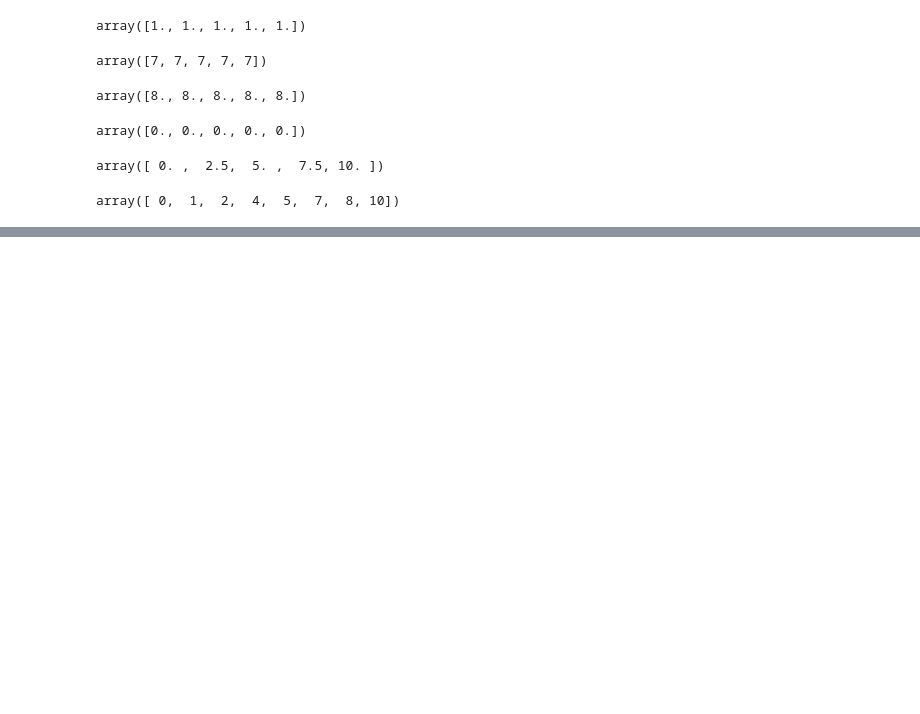
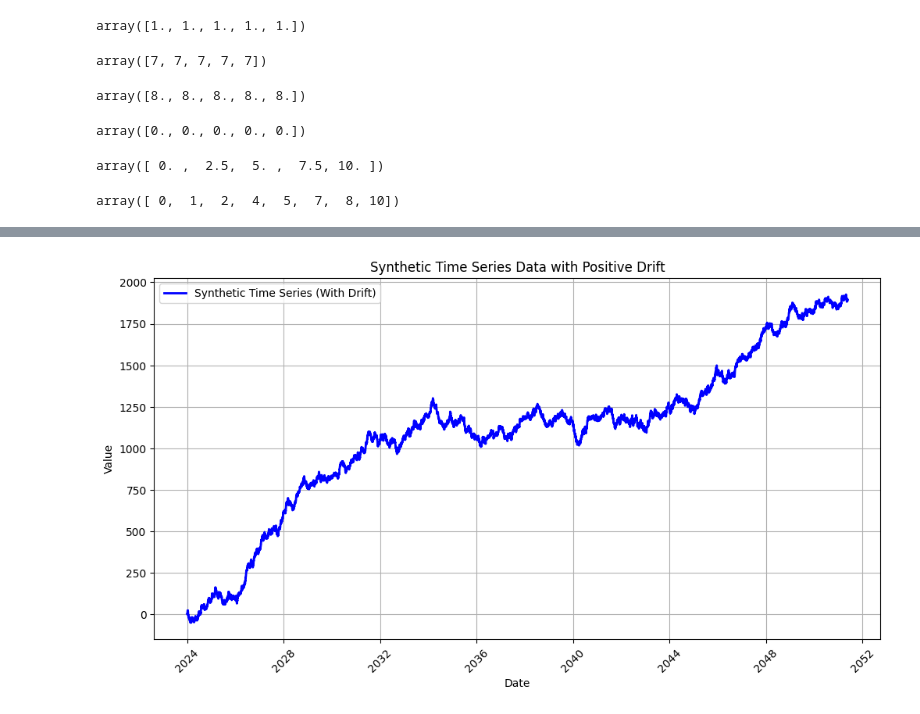
Before and after one commit to ppabam/reverse-proxy, a Jupyter notebook: note/numpy-basic.ipynb, the cells around one changed output, grey strips where cells are left out. Cells and saved outputs as stored; diff of their text form; code cells hidden in the pictures; blank space fills up the shorter version.

```diff
--- a/note/numpy-basic.ipynb
+++ b/note/numpy-basic.ipynb
@@ -182,0 +179,30 @@ array([[1, 2],
+# %%
+import numpy as np
+import matplotlib.pyplot as plt
+import pandas as pd
+
+# 📌 1️⃣ 날짜 범위 생성 (2024년 1월부터 100일간)
+dates = pd.date_range(start="2024-01-01", periods=10000, freq="D")
+
+# 📌 2️⃣ 랜덤한 시계열 데이터 생성 (평균을 양수로 조정)
+np.random.seed(42)  # 랜덤 시드 고정
+drift = 0.2  # 데이터가 지속적으로 증가하도록 드리프트 추가
+noise = np.random.randn(10000) * 5  # 랜덤 노이즈
+time_series = np.cumsum(noise + drift)  # 누적합 적용
+
+# 📌 3️⃣ 그래프 그리기
+plt.figure(figsize=(12, 6))
+plt.plot(dates, time_series, label="Synthetic Time Series (With Drift)", color="blue", linewidth=2)
+
+# 📌 4️⃣ 그래프 스타일 설정
+plt.xlabel("Date")
+plt.ylabel("Value")
+plt.title("Synthetic Time Series Data with Positive Drift")
+plt.legend()
+plt.grid(True)
+
+# 📌 5️⃣ 날짜 포맷 조정 (x축 라벨 간격 조정)
+plt.xticks(rotation=45)
+plt.show()
+# %% [output]
+[figure, added]
```
Also changed, not shown: parts of 15 cells of this notebook.
